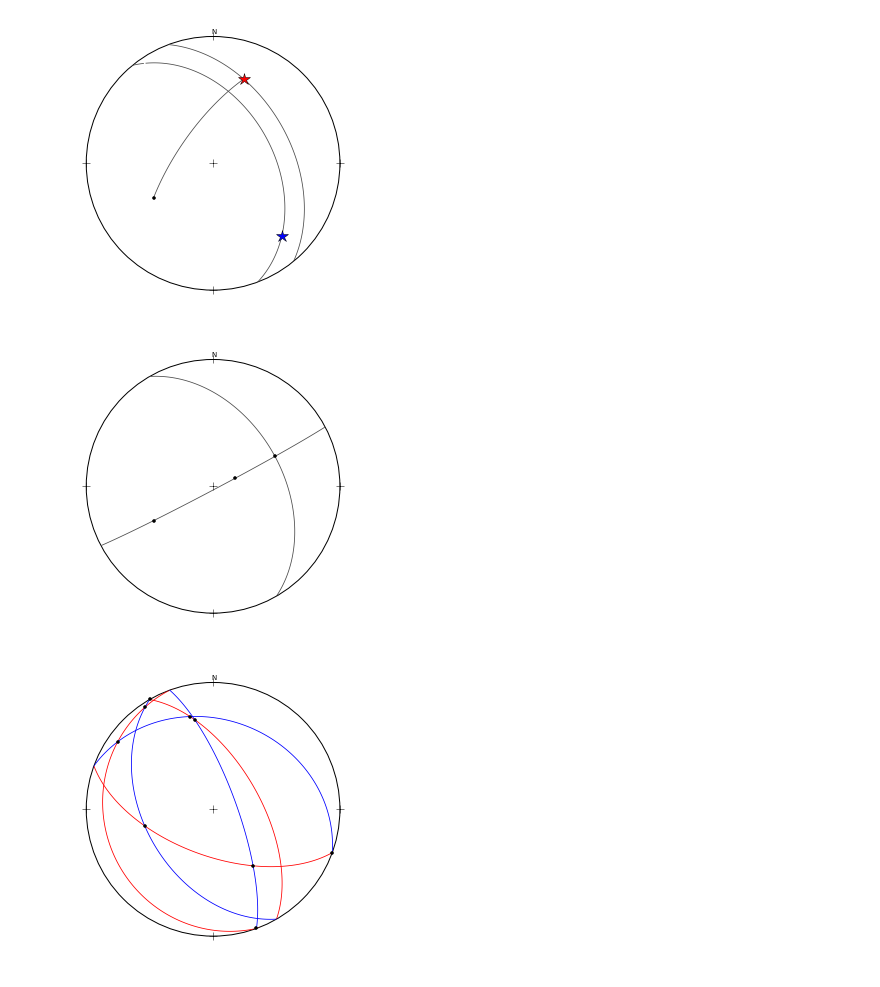
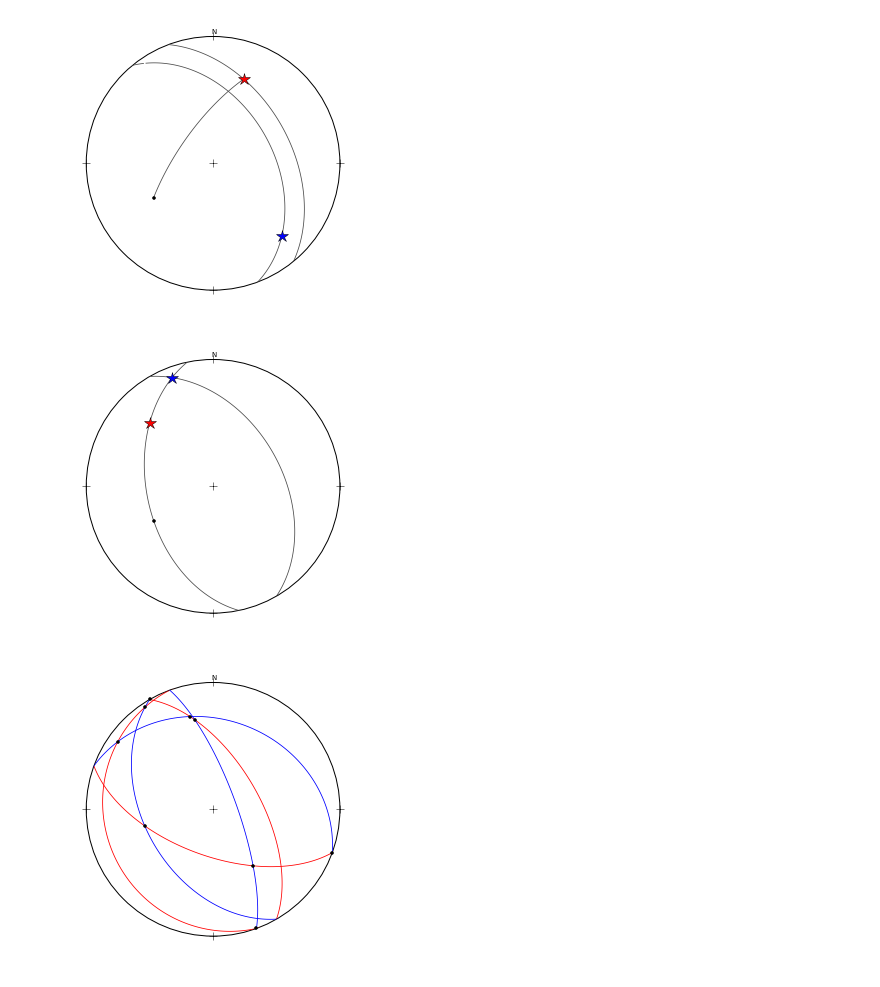
Before and after one commit to endarthur/autti, a Jupyter notebook: auttitude_testing.ipynb, the cells around one changed output. Cells and saved outputs as stored; diff of their text form; code cells hidden in the pictures.

```diff
--- a/auttitude_testing.ipynb
+++ b/auttitude_testing.ipynb
@@ -47,4 +30,4 @@ plot.plot_poles(data_lines)
 # %%
 x = at.Plane(at.dcos_plane((60, 45)))
 y = at.Plane(at.dcos_plane((200, 60)))
-z = at.Plane(at.dcos_plane((250, 15)))
+z = at.Plane(at.dcos_plane((135, 60)))
@@ -67,14 +45,14 @@ plot.plot_circles(x.arc(y))
 # %%
 fig, ax = plt.subplots(figsize=(5, 5))
 plot = at.ProjectionPlot(ax)
 plot.clear_diagram()
 plot.plot_poles(x)
 plot.plot_circles(x.great_circle())
-plot.plot_poles(z)
-plot.plot_poles(x.rejection_matrix.dot(z))
+plot.plot_poles(z, marker='*', ms=12, c='r')
+plot.plot_poles(x.rejection_matrix.dot(z), marker='*', ms=12, c='b')
 plot.plot_circles(x.intersect(z).great_circle())
 # %% [output]
-[figure, old version]
+[figure, new version]
 # %%
 data_planes = at.PlaneData(at.dcos_plane(((60, 60), (200, 60), (250, 15))))
 # %%
```
Also changed, not shown: parts of 6 cells of this notebook, 1 other file.
